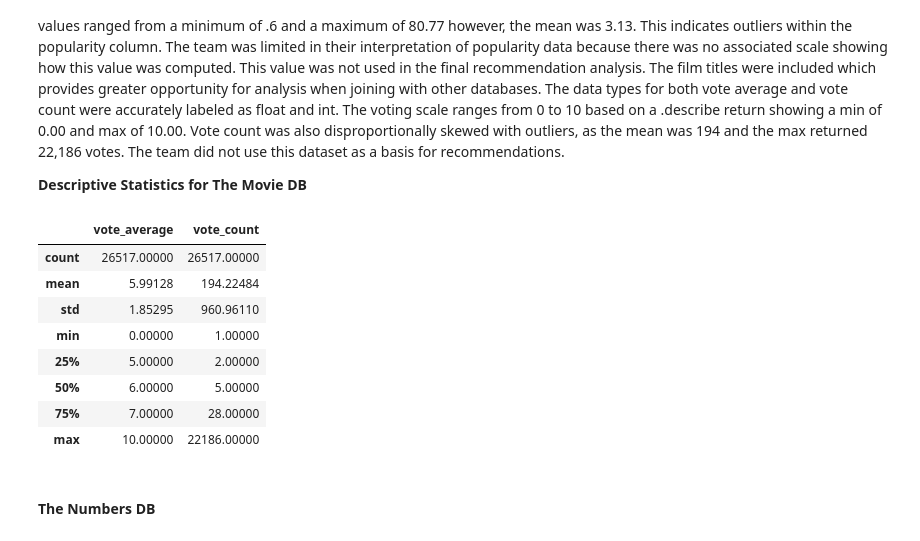
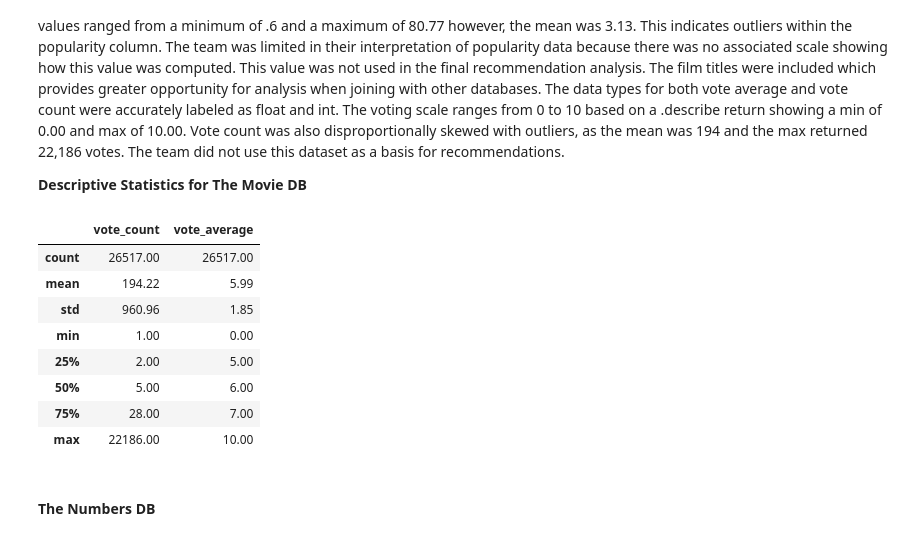
Before and after one commit to hacampbell1/teamaustin, a Jupyter notebook: JupyterNotebook.ipynb, the cells around one changed output. Drawn from its saved outputs; the diff is of its cells as text; code cells hidden in the pictures.

```diff
--- a/JupyterNotebook.ipynb
+++ b/JupyterNotebook.ipynb
@@ -179,17 +178,17 @@ The data types for both vote average and vote count were accurately labeled as f
 # %%
 cols = set(tmdb_df.columns) - {'id', 'popularity'}
 new_tmdb_df = tmdb_df[list(cols)]
-new_tmdb_df.describe().apply(lambda x: x.apply('{0:.5f}'.format))
+new_tmdb_df.describe().apply(lambda x: x.apply('{0:.2f}'.format))
 # %% [output]
-|  | vote_average | vote_count |
-| count | 26517.00000 | 26517.00000 |
-| mean | 5.99128 | 194.22484 |
-| std | 1.85295 | 960.96110 |
-| min | 0.00000 | 1.00000 |
-| 25% | 5.00000 | 2.00000 |
-| 50% | 6.00000 | 5.00000 |
-| 75% | 7.00000 | 28.00000 |
-| max | 10.00000 | 22186.00000 |
+|  | vote_count | vote_average |
+| count | 26517.00 | 26517.00 |
+| mean | 194.22 | 5.99 |
+| std | 960.96 | 1.85 |
+| min | 1.00 | 0.00 |
+| 25% | 2.00 | 5.00 |
+| 50% | 5.00 | 6.00 |
+| 75% | 28.00 | 7.00 |
+| max | 22186.00 | 10.00 |
 # %% [markdown]
 #### The Numbers DB
 # %%
```
Also changed, not shown: parts of 5 cells of this notebook.
